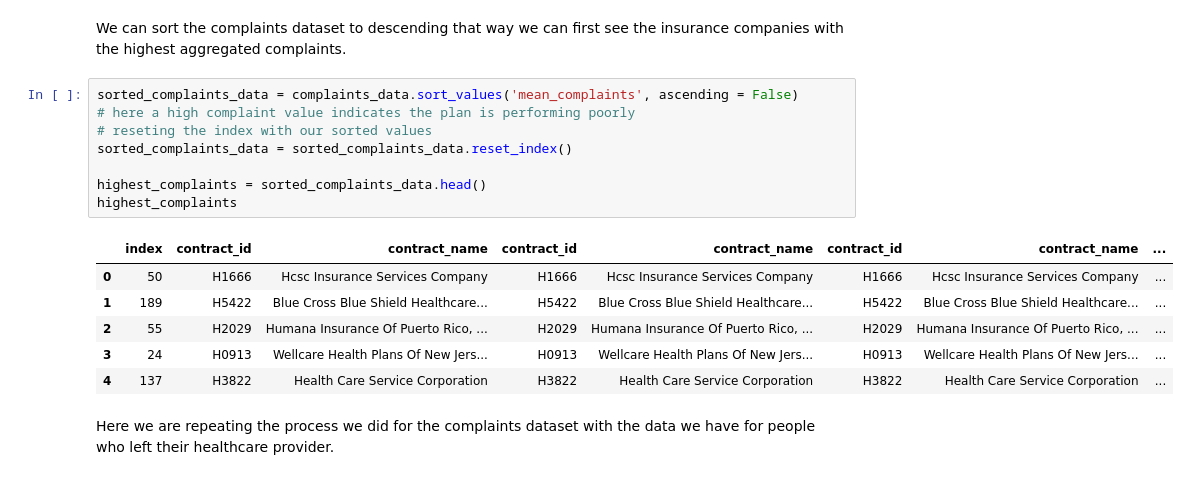
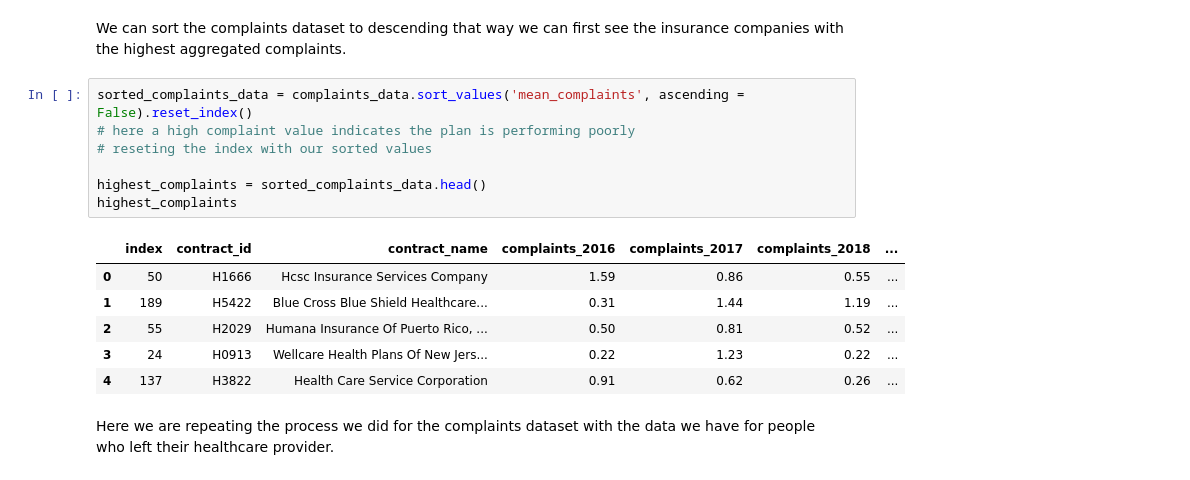
Before and after one commit to kassandratrejo/StatsForecast, a Jupyter notebook: Emendata.ipynb, the cells around one changed output. Drawn from its saved outputs; the diff is of its cells as text.

```diff
--- a/Emendata.ipynb
+++ b/Emendata.ipynb
@@ -125,20 +125,19 @@ complaints_data
 # %% [markdown]
 We can sort the complaints dataset to descending that way we can first see the insurance companies with the highest aggregated complaints.
 # %%
-sorted_complaints_data = complaints_data.sort_values('mean_complaints', ascending = False)
+sorted_complaints_data = complaints_data.sort_values('mean_complaints', ascending = False).reset_index()
 # here a high complaint value indicates the plan is performing poorly
 # reseting the index with our sorted values
-sorted_complaints_data = sorted_complaints_data.reset_index()
 
 highest_complaints = sorted_complaints_data.head()
 highest_complaints
 # %% [output]
-|  | index | contract_id | contract_name | contract_id | contract_name | contract_id | contract_name | ... |
-| 0 | 50 | H1666 | Hcsc Insurance Services Company | H1666 | Hcsc Insurance Services Company | H1666 | Hcsc Insurance Services Company | ... |
-| 1 | 189 | H5422 | Blue Cross Blue Shield Healthcare... | H5422 | Blue Cross Blue Shield Healthcare... | H5422 | Blue Cross Blue Shield Healthcare... | ... |
-| 2 | 55 | H2029 | Humana Insurance Of Puerto Rico, ... | H2029 | Humana Insurance Of Puerto Rico, ... | H2029 | Humana Insurance Of Puerto Rico, ... | ... |
-| 3 | 24 | H0913 | Wellcare Health Plans Of New Jers... | H0913 | Wellcare Health Plans Of New Jers... | H0913 | Wellcare Health Plans Of New Jers... | ... |
-| 4 | 137 | H3822 | Health Care Service Corporation | H3822 | Health Care Service Corporation | H3822 | Health Care Service Corporation | ... |
+|  | index | contract_id | contract_name | complaints_2016 | complaints_2017 | complaints_2018 | ... |
+| 0 | 50 | H1666 | Hcsc Insurance Services Company | 1.59 | 0.86 | 0.55 | ... |
+| 1 | 189 | H5422 | Blue Cross Blue Shield Healthcare... | 0.31 | 1.44 | 1.19 | ... |
+| 2 | 55 | H2029 | Humana Insurance Of Puerto Rico, ... | 0.50 | 0.81 | 0.52 | ... |
+| 3 | 24 | H0913 | Wellcare Health Plans Of New Jers... | 0.22 | 1.23 | 0.22 | ... |
+| 4 | 137 | H3822 | Health Care Service Corporation | 0.91 | 0.62 | 0.26 | ... |
 # %% [markdown]
 Here we are repeating the process we did for the complaints dataset with the data we have for people who left their healthcare provider.
 # %%
```
Also changed, not shown: parts of 4 cells of this notebook.
